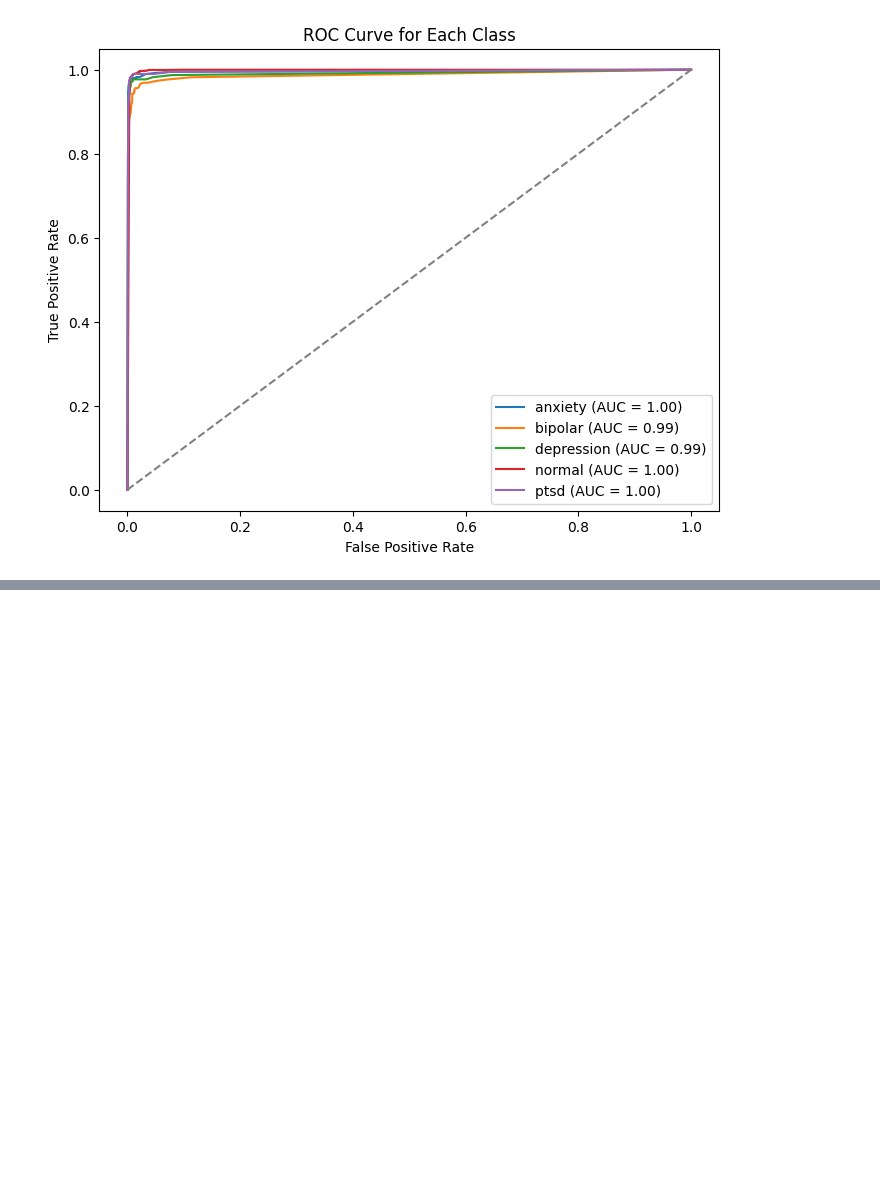
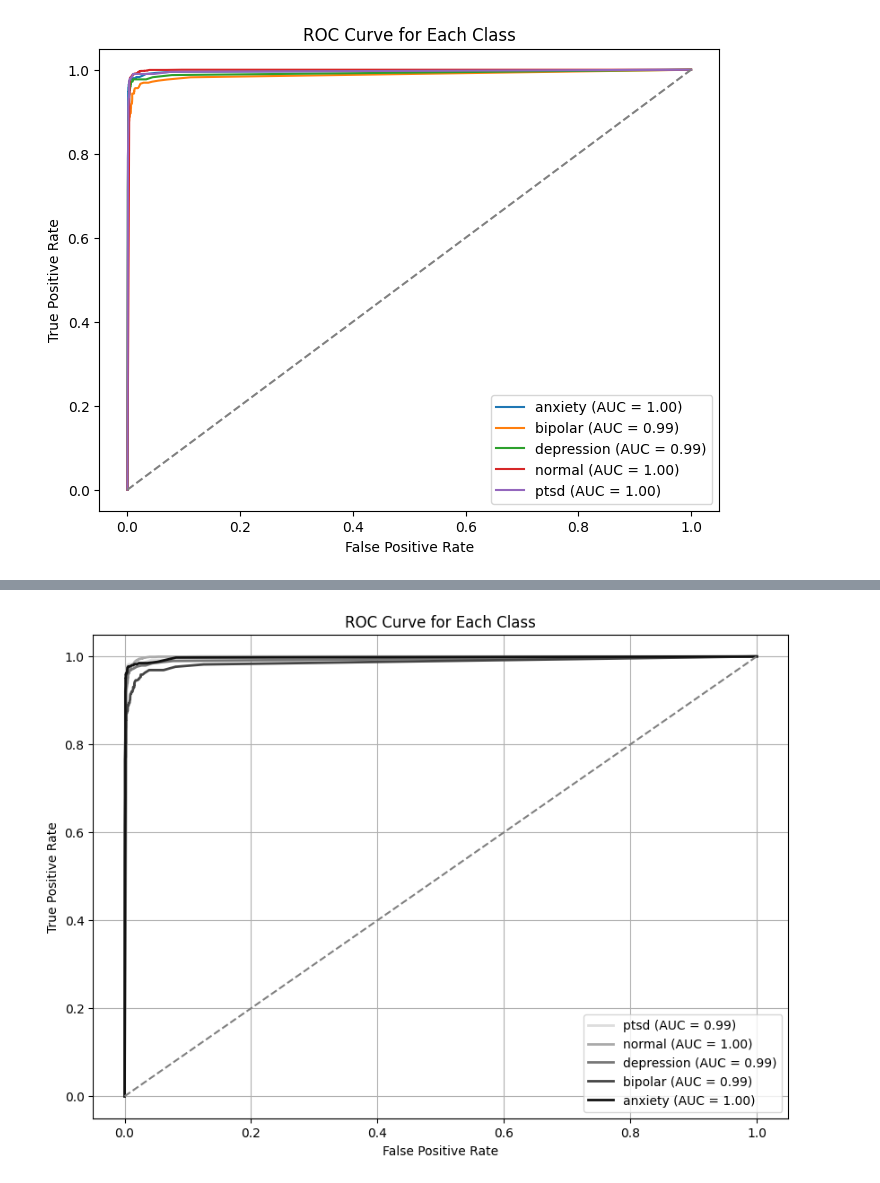
Before and after one commit to arkapg211002/MAFSMBMDDPWI-FYP-2025, a Jupyter notebook: D03 Model Training and Evaluation/14 BaggingEM.ipynb, the cells around one changed output, grey strips where cells are left out. Cells and saved outputs as stored; diff of their text form; code cells hidden in the pictures; blank space fills up the shorter version.

```diff
--- a/D03 Model Training and Evaluation/14 BaggingEM.ipynb
+++ b/D03 Model Training and Evaluation/14 BaggingEM.ipynb
@@ -351,0 +468,40 @@ plt.show()
+# %%
+# ROC AUC Curve using Grey Shades (Reversed Loop)
+
+from sklearn.metrics import roc_curve, auc
+import matplotlib.pyplot as plt
+
+# Define grey shades
+greys = ['#111111', '#444444', '#777777', '#AAAAAA', '#DDDDDD']
+
+# Calculate the probability scores for the test set
+y_pred_proba_rf = meta_learner_bagging.predict_proba(X_test)
+
+# Create ROC curve for each class
+fpr = {}
+tpr = {}
+roc_auc = {}
+
+for i in range(len(label_encoder.classes_)):
+    fpr[i], tpr[i], _ = roc_curve(y_test == i, y_pred_proba_rf[:, i])
+    roc_auc[i] = auc(fpr[i], tpr[i])
+
+# Plot ROC curves for each class in reverse order
+plt.figure(figsize=(10, 7))
+
+for i in reversed(range(len(label_encoder.classes_))):
+    color = greys[i % len(greys)]  # Use grey shades cyclically
+    plt.plot(fpr[i], tpr[i], color=color, lw=2,
+             label=f'{label_encoder.classes_[i]} (AUC = {roc_auc[i]:.2f})')
+
+# Plot diagonal line for random classifier
+plt.plot([0, 1], [0, 1], color='gray', linestyle='--')
+
+plt.xlabel('False Positive Rate')
+plt.ylabel('True Positive Rate')
+plt.title('ROC Curve for Each Class')
+plt.legend(loc='lower right')
+plt.grid(True)
+plt.show()
+# %% [output]
+[figure, added]
```
Also changed, not shown: parts of 4 cells of this notebook.
